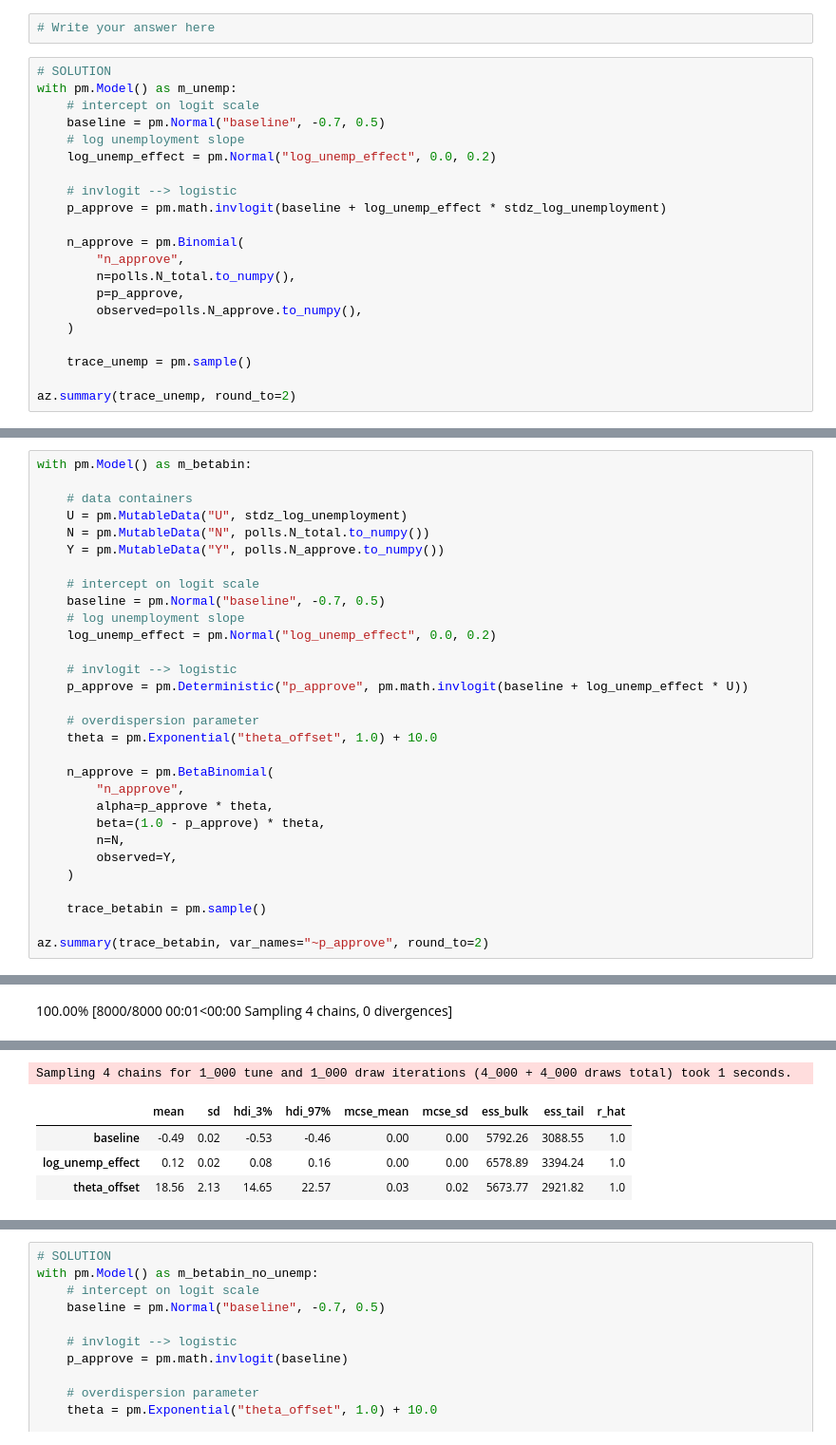
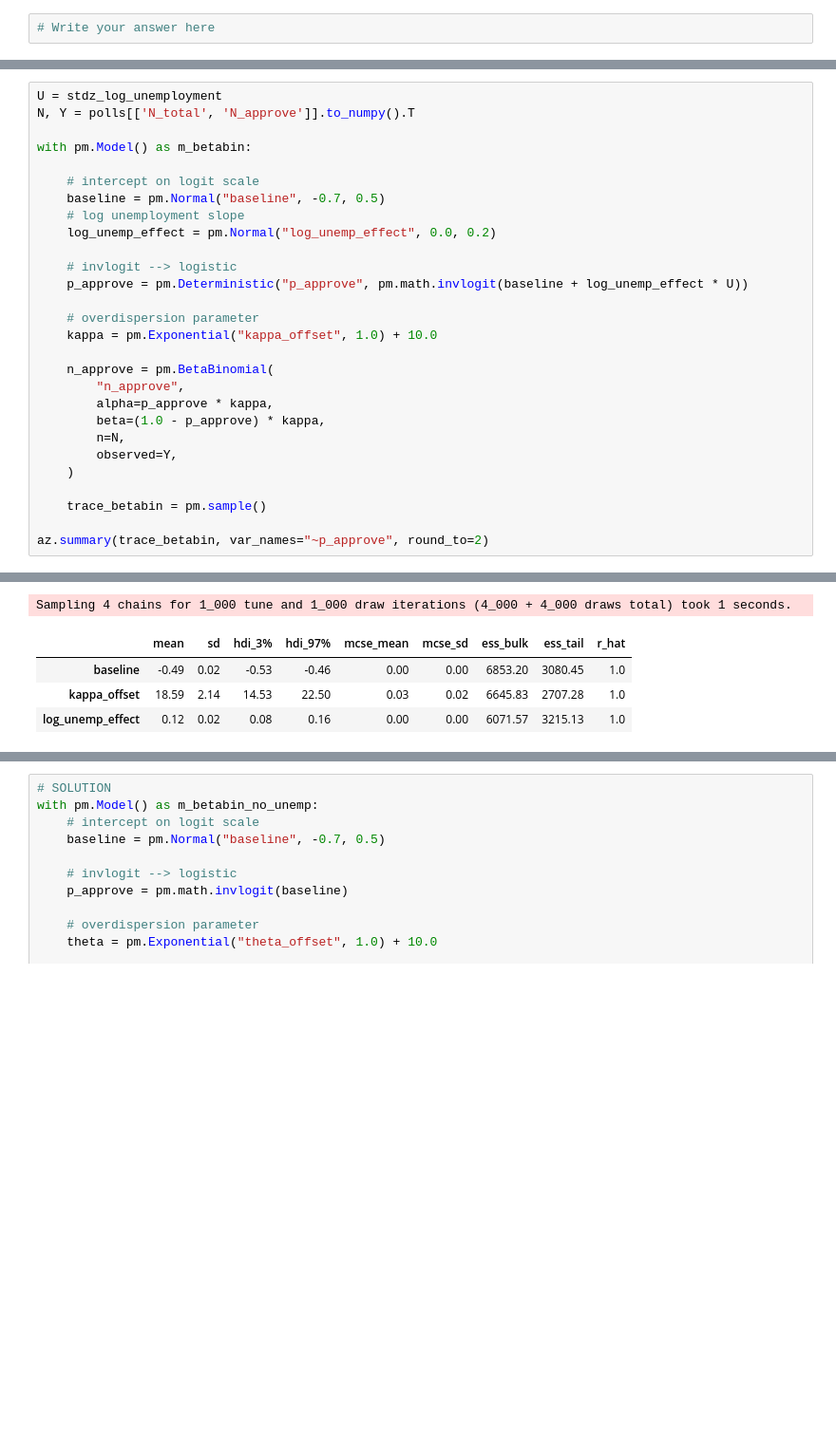
Before and after one commit to fonnesbeck/bayes_course_june_2024, a Jupyter notebook: notebooks/Section2_3-Generalized_Linear_Models.ipynb, the cells around one changed output, grey strips where cells are left out. Shown at 95% size. Cells and saved outputs as stored; diff of their text form; blank space fills up the shorter version.

```diff
--- a/notebooks/Section2_3-Generalized_Linear_Models.ipynb
+++ b/notebooks/Section2_3-Generalized_Linear_Models.ipynb
@@ -760,23 +760,2 @@ Implement the covariate model in PyMC and sample from it.
 # %%
 # Write your answer here
-# %%
-# SOLUTION
-with pm.Model() as m_unemp:
-    # intercept on logit scale
-    baseline = pm.Normal("baseline", -0.7, 0.5)
-    # log unemployment slope
-    log_unemp_effect = pm.Normal("log_unemp_effect", 0.0, 0.2)
-
-    # invlogit --> logistic
-    p_approve = pm.math.invlogit(baseline + log_unemp_effect * stdz_log_unemployment)
-
-    n_approve = pm.Binomial(
-        "n_approve",
-        n=polls.N_total.to_numpy(),
-        p=p_approve,
-        observed=polls.N_approve.to_numpy(),
-    )
-
-    trace_unemp = pm.sample()
-
-az.summary(trace_unemp, round_to=2)
@@ -836,12 +816,10 @@ The difference with our very first Binomial model is that now we need a prior fo
 
 This translates easily into PyMC:
 # %%
+U = stdz_log_unemployment
+N, Y = polls[['N_total', 'N_approve']].to_numpy().T
+
 with pm.Model() as m_betabin:
-
-    # data containers
-    U = pm.MutableData("U", stdz_log_unemployment)
-    N = pm.MutableData("N", polls.N_total.to_numpy())
-    Y = pm.MutableData("Y", polls.N_approve.to_numpy())
 
     # intercept on logit scale
     baseline = pm.Normal("baseline", -0.7, 0.5)
@@ -852,12 +830,12 @@ with pm.Model() as m_betabin:
     p_approve = pm.Deterministic("p_approve", pm.math.invlogit(baseline + log_unemp_effect * U))
 
     # overdispersion parameter
-    theta = pm.Exponential("theta_offset", 1.0) + 10.0
+    kappa = pm.Exponential("kappa_offset", 1.0) + 10.0
 
     n_approve = pm.BetaBinomial(
         "n_approve",
-        alpha=p_approve * theta,
-        beta=(1.0 - p_approve) * theta,
+        alpha=p_approve * kappa,
+        beta=(1.0 - p_approve) * kappa,
         n=N,
         observed=Y,
     )
@@ -873 +850,0 @@ NUTS: [baseline, log_unemp_effect, theta_offset]
-100.00% [8000/8000 00:01<00:00 Sampling 4 chains, 0 divergences]
@@ -874,8 +854,8 @@ NUTS: [baseline, log_unemp_effect, theta_offset]
 Sampling 4 chains for 1_000 tune and 1_000 draw iterations (4_000 + 4_000 draws total) took 1 seconds.
 |  | mean | sd | hdi_3% | hdi_97% | mcse_mean | mcse_sd | ess_bulk | ess_tail | r_hat |
-| baseline | -0.49 | 0.02 | -0.53 | -0.46 | 0.00 | 0.00 | 5792.26 | 3088.55 | 1.0 |
-| log_unemp_effect | 0.12 | 0.02 | 0.08 | 0.16 | 0.00 | 0.00 | 6578.89 | 3394.24 | 1.0 |
-| theta_offset | 18.56 | 2.13 | 14.65 | 22.57 | 0.03 | 0.02 | 5673.77 | 2921.82 | 1.0 |
+| baseline | -0.49 | 0.02 | -0.53 | -0.46 | 0.00 | 0.00 | 6853.20 | 3080.45 | 1.0 |
+| kappa_offset | 18.59 | 2.14 | 14.53 | 22.50 | 0.03 | 0.02 | 6645.83 | 2707.28 | 1.0 |
+| log_unemp_effect | 0.12 | 0.02 | 0.08 | 0.16 | 0.00 | 0.00 | 6071.57 | 3215.13 | 1.0 |
 # %%
 az.plot_trace(trace_betabin, var_names="~p_approve");
 # %% [output]
```
Also changed, not shown: parts of 51 cells of this notebook, 2 other files.
